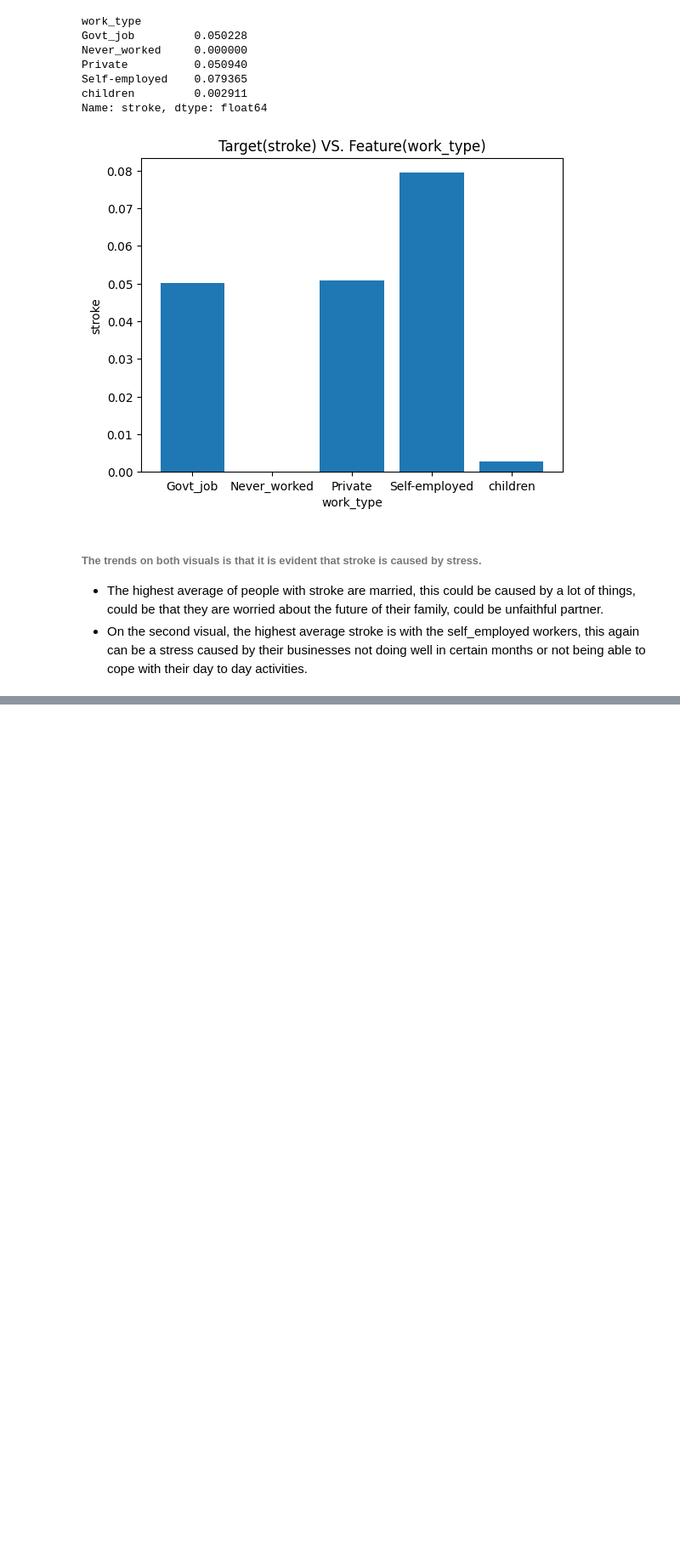
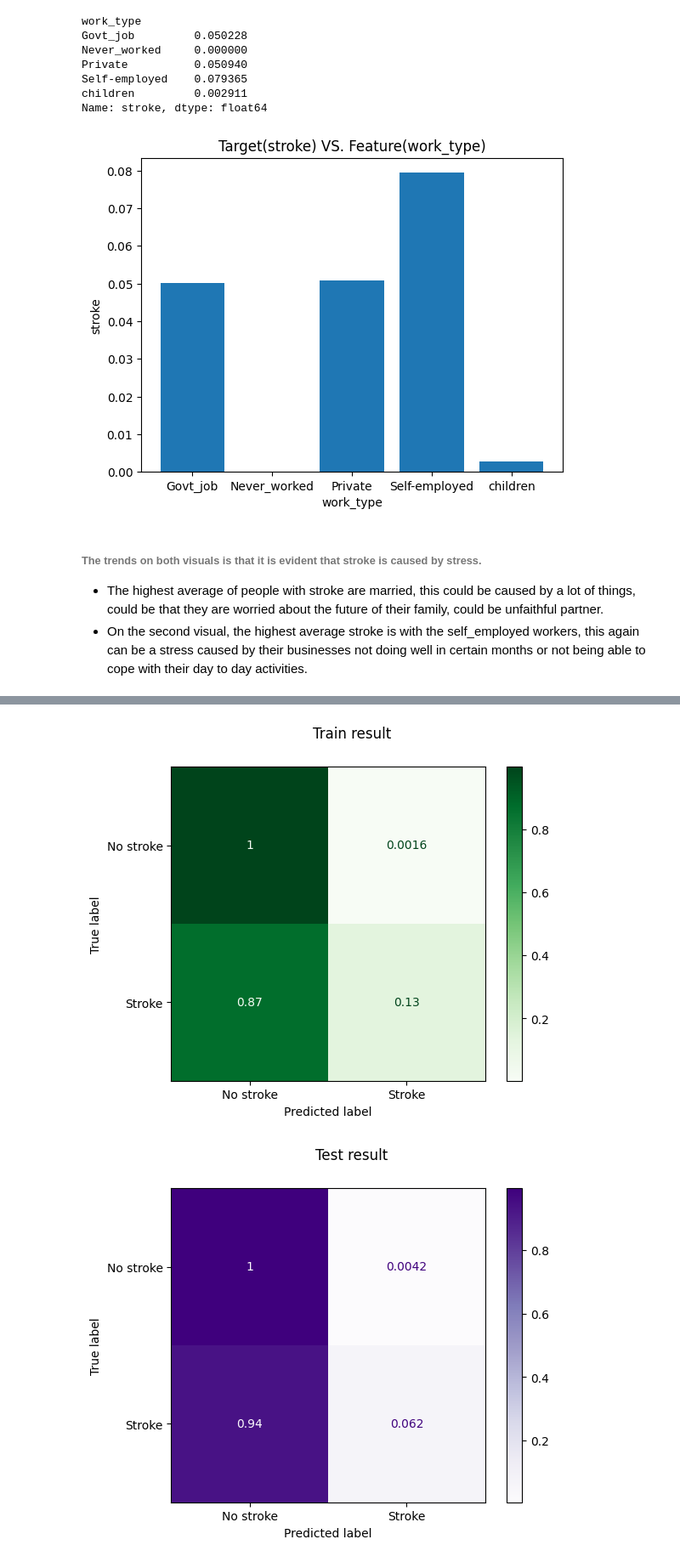
Before and after one commit to NMtuzula/Machine-Learning-Datasets, a Jupyter notebook: Project_2.ipynb, the cells around one changed output, grey strips where cells are left out. Shown: that part at 85% size. Saved outputs shown, nothing was run; the diff lists cells and outputs as text; code cells hidden in the pictures; blank space fills up the shorter version.

```diff
--- a/Project_2.ipynb
+++ b/Project_2.ipynb
@@ -435,0 +534,7 @@ ax.set_title('Target(stroke) VS. Feature(work_type)');
+# %%
+# Fit the preprocessor on X_train
+preprocessor.fit(X_train)
+
+X_train_tf = preprocessor.transform(X_train)
+X_test_tf = preprocessor.transform(X_test)
+X_train_tf.info()
@@ -435,0 +561,12 @@ ax.set_title('Target(stroke) VS. Feature(work_type)');
+# %%
+# KNN MODEL
+
+# Create an instance of the model
+knn = KNeighborsClassifier()
+
+Scaler2 = StandardScaler()
+
+# Create a model pipeline
+knn_pipe = make_pipeline(preprocessor, knn)
+# Fit the model
+knn_pipe.fit(X_train, y_train)
@@ -435,0 +591,12 @@ ax.set_title('Target(stroke) VS. Feature(work_type)');
+# %%
+#Evaluating
+knn_train_pred = knn_pipe.predict(X_train)
+knn_test_pred = knn_pipe.predict(X_test)
+# %%
+# Print the classification reports
+labels = ['No stroke', 'Stroke']
+print('Train Report')
+print(classification_report(y_train, knn_train_pred, target_names=labels))
+
+print('Test Report')
+print(classification_report(y_test, knn_test_pred, target_names=labels))
@@ -435,0 +647,12 @@ ax.set_title('Target(stroke) VS. Feature(work_type)');
+# %%
+# Creating a confusion Matrices
+model = ConfusionMatrixDisplay.from_predictions(y_train, knn_train_pred,
+                                        normalize='true', display_labels=labels, cmap='Greens')
+plt.suptitle('Train result');
+
+model = ConfusionMatrixDisplay.from_predictions(y_test, knn_test_pred,
+                                        normalize='true', display_labels=labels, cmap='Purples')
+plt.suptitle('Test result');
+# %% [output]
+[figure, added]
+[figure, added]
```
Also changed, not shown: parts of 49 cells of this notebook.
